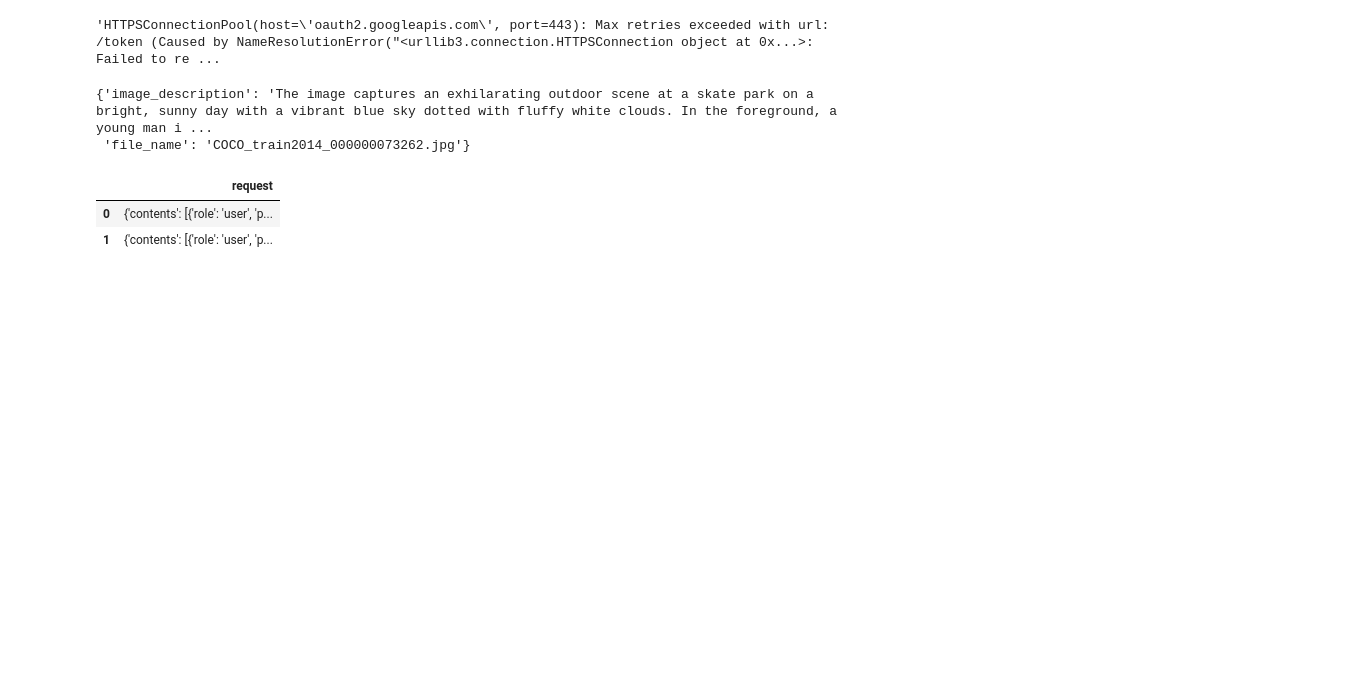
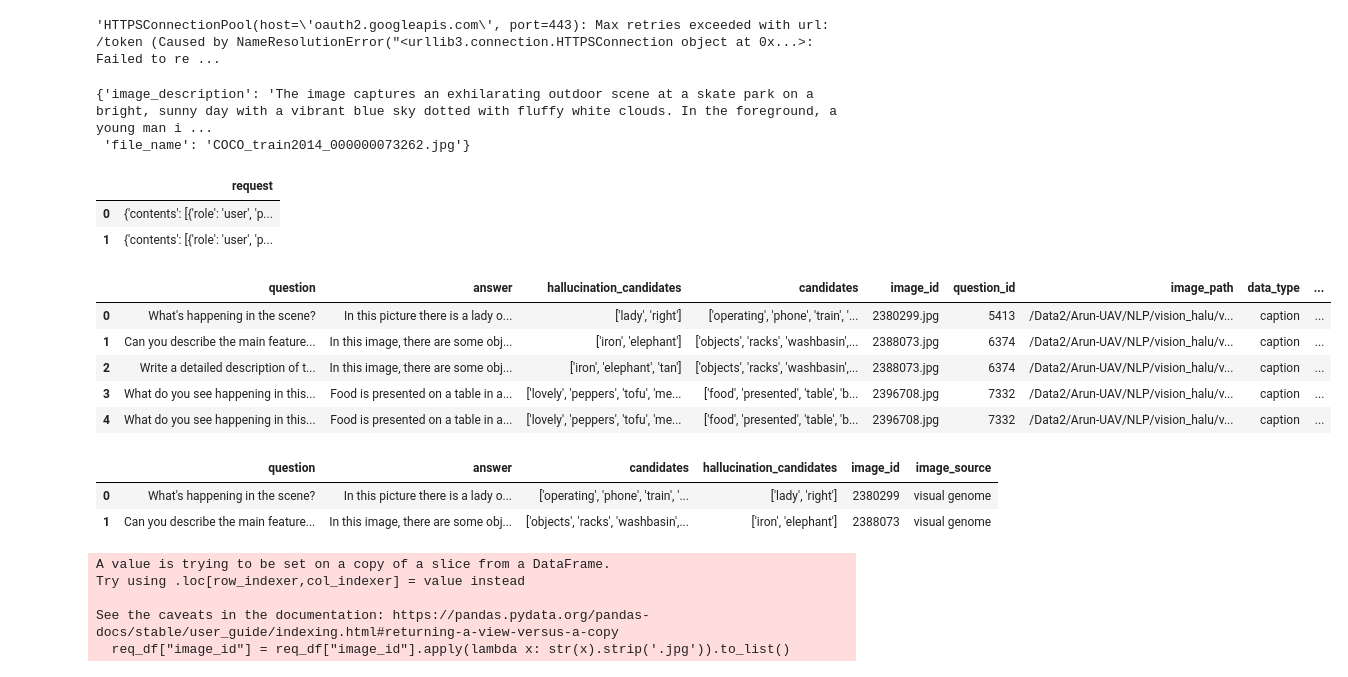
Before and after one commit to sri-harsha-jaladi/vision_hallucination, a Jupyter notebook: helper_nbs/gemini_img_des.ipynb, the cells around one changed output. Drawn from its saved outputs; the diff is of its cells as text; code cells hidden in the pictures; blank space fills up the shorter version.

````diff
--- a/helper_nbs/gemini_img_des.ipynb
+++ b/helper_nbs/gemini_img_des.ipynb
@@ -577,3 +577,28 @@ Labels: `{labels}`
 }}
 ```
 """
+# %%
+import pandas as pd
+import numpy as np
+
+instruct = pd.read_csv("/Data2/Arun-UAV/NLP/vision_halu/hal_detection_head_train_datasets/holoc/instruct/gemini_labeled_instruct_data_20k.csv")
+gqa_small = pd.read_csv("/Data2/Arun-UAV/NLP/vision_halu/hal_detection_head_train_datasets/gqa/small_gqa_gemini_labeled.csv")
+visual_genome_small = pd.read_csv("/Data2/Arun-UAV/NLP/vision_halu/hal_detection_head_train_datasets/vga/small_vga_gemini_labeled.csv")
+
+caption = pd.read_csv("/Data2/Arun-UAV/NLP/vision_halu/hal_detection_head_train_datasets/holoc/caption/gemini_labeled_caption_data_17k.csv")
+coco_data = pd.read_csv("/Data2/Arun-UAV/NLP/vision_halu/hal_detection_head_train_datasets/coco/gemini_labeld_15k.csv")
+gqa_large = pd.read_csv("/Data2/Arun-UAV/NLP/vision_halu/hal_detection_head_train_datasets/gqa/large_gqa_gemini_labeled.csv")
+visual_genome_large = pd.read_csv("/Data2/Arun-UAV/NLP/vision_halu/hal_detection_head_train_datasets/vga/large_vga_gemini_labeled.csv")
+
+
+# total_df = pd.concat([instruct, gqa_small, visual_genome_small])
+total_df = pd.concat([caption, coco_data, gqa_large, visual_genome_large, instruct, gqa_small, visual_genome_small])
+# %%
+total_df.head()
+# %% [output]
+|  | question | answer | hallucination_candidates | candidates | image_id | question_id | image_path | data_type | ... |
+| 0 | What's happening in the scene? | In this picture there is a lady o... | ['lady', 'right'] | ['operating', 'phone', 'train', '... | 2380299.jpg | 5413 | /Data2/Arun-UAV/NLP/vision_halu/v... | caption | ... |
+| 1 | Can you describe the main feature... | In this image, there are some obj... | ['iron', 'elephant'] | ['objects', 'racks', 'washbasin',... | 2388073.jpg | 6374 | /Data2/Arun-UAV/NLP/vision_halu/v... | caption | ... |
+| 2 | Write a detailed description of t... | In this image, there are some obj... | ['iron', 'elephant', 'tan'] | ['objects', 'racks', 'washbasin',... | 2388073.jpg | 6374 | /Data2/Arun-UAV/NLP/vision_halu/v... | caption | ... |
+| 3 | What do you see happening in this... | Food is presented on a table in a... | ['lovely', 'peppers', 'tofu', 'me... | ['food', 'presented', 'table', 'b... | 2396708.jpg | 7332 | /Data2/Arun-UAV/NLP/vision_halu/v... | caption | ... |
+| 4 | What do you see happening in this... | Food is presented on a table in a... | ['lovely', 'peppers', 'tofu', 'me... | ['food', 'presented', 'table', 'b... | 2396708.jpg | 7332 | /Data2/Arun-UAV/NLP/vision_halu/v... | caption | ... |
@@ -579,0 +609,14 @@ Labels: `{labels}`
+# %%
+req_df.head(2)
+# %% [output]
+|  | question | answer | candidates | hallucination_candidates | image_id | image_source |
+| 0 | What's happening in the scene? | In this picture there is a lady o... | ['operating', 'phone', 'train', '... | ['lady', 'right'] | 2380299 | visual genome |
+| 1 | Can you describe the main feature... | In this image, there are some obj... | ['objects', 'racks', 'washbasin',... | ['iron', 'elephant'] | 2388073 | visual genome |
+# %%
+req_df["image_id"] = req_df["image_id"].apply(lambda x: str(x).strip('.jpg')).to_list()
+# %% [output]
+A value is trying to be set on a copy of a slice from a DataFrame.
+Try using .loc[row_indexer,col_indexer] = value instead
+
+See the caveats in the documentation: https://pandas.pydata.org/pandas-docs/stable/user_guide/indexing.html#returning-a-view-versus-a-copy
+  req_df["image_id"] = req_df["image_id"].apply(lambda x: str(x).strip('.jpg')).to_list()
````
Also changed, not shown: parts of 14 cells of this notebook, 2 other files.
